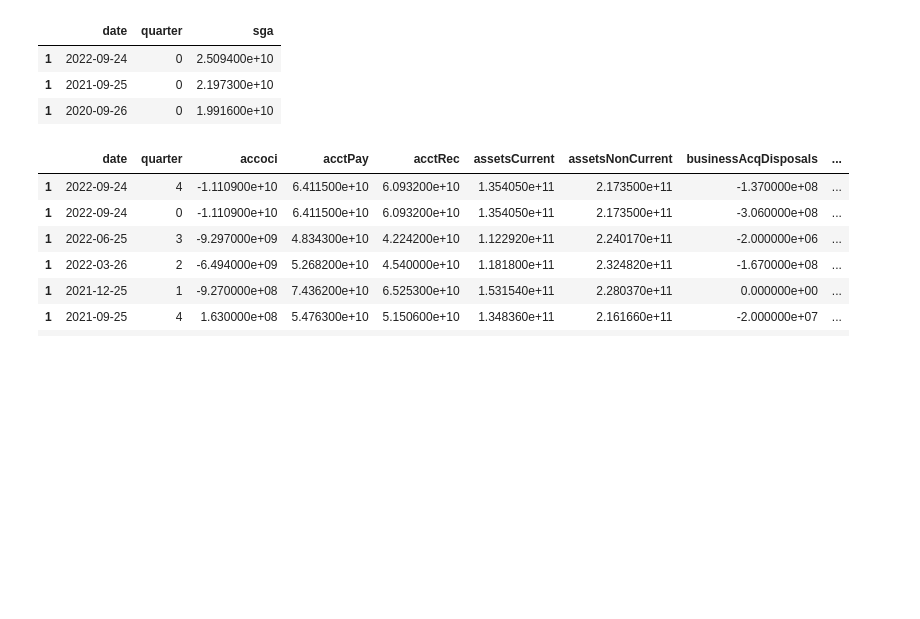
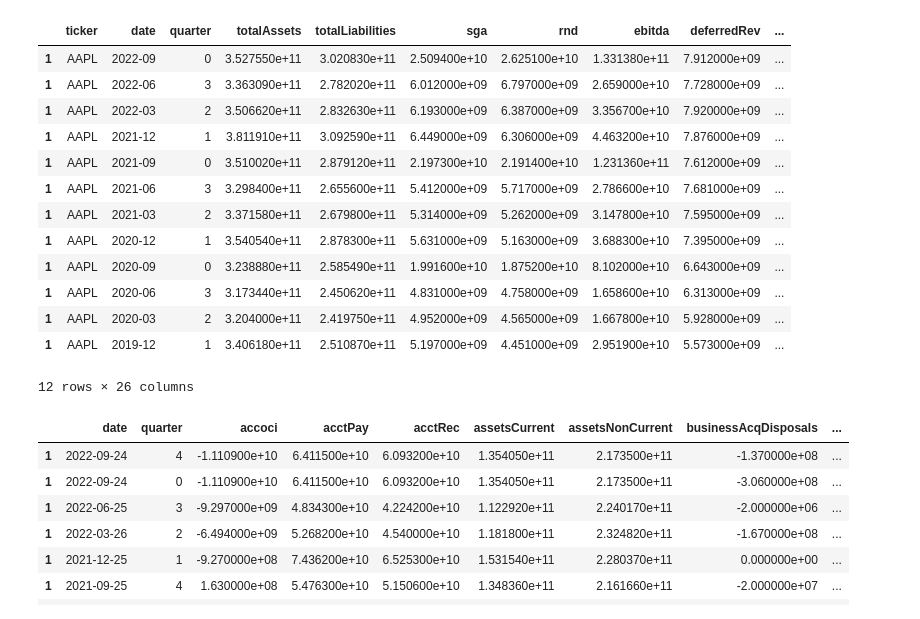
Before and after one commit to Aleengelstajn/Financial-APIs-Comparison-Python, a Jupyter notebook: API_downloads/Tiingo.ipynb, the cells around one changed output. Drawn from its saved outputs; the diff is of its cells as text; code cells hidden in the pictures; blank space fills up the shorter version.

```diff
--- a/API_downloads/Tiingo.ipynb
+++ b/API_downloads/Tiingo.ipynb
@@ -7,9 +6,13 @@ from fuzzywuzzy import process, fuzz
 from urllib.request import urlopen
 # %%
 def tiingo(ticker):
-
+        ''' Libraries '''
         import requests
-        ''' Download '''
+        import os
+        import pandas as pd
+        from urllib.request import urlopen
+        import requests
+        ''' Reqyuest '''
         headers = {
                 'Content-Type': 'application/json',
                 'Authorization' : 'Token 41215ee240ce2f36eb1cd500d85f8663801366e2'
@@ -58,15 +61,28 @@ def tiingo(ticker):
                 df.insert(2, 'quarter', df_tiingo.iloc[j].quarter)
                 df_main = pd.concat([df_main, df], axis=0)
                 df_main = df_main[df_main.quarter !=4]
+
+                df_main['date'] = pd.to_datetime(df_main.date)
+                df_main['date'] = df_main.date.dt.strftime('%Y-%m')
         return df_main[columnas_tiingo]
 # %%
 df = tiingo('AAPL')
-df[df.quarter==0][['date', 'quarter',  'sga']]
+df
 # %% [output]
-|  | date | quarter | sga |
-| 1 | 2022-09-24 | 0 | 2.509400e+10 |
-| 1 | 2021-09-25 | 0 | 2.197300e+10 |
-| 1 | 2020-09-26 | 0 | 1.991600e+10 |
+|  | ticker | date | quarter | totalAssets | totalLiabilities | sga | rnd | ebitda | deferredRev | ... |
+| 1 | AAPL | 2022-09 | 0 | 3.527550e+11 | 3.020830e+11 | 2.509400e+10 | 2.625100e+10 | 1.331380e+11 | 7.912000e+09 | ... |
+| 1 | AAPL | 2022-06 | 3 | 3.363090e+11 | 2.782020e+11 | 6.012000e+09 | 6.797000e+09 | 2.659000e+10 | 7.728000e+09 | ... |
+| 1 | AAPL | 2022-03 | 2 | 3.506620e+11 | 2.832630e+11 | 6.193000e+09 | 6.387000e+09 | 3.356700e+10 | 7.920000e+09 | ... |
+| 1 | AAPL | 2021-12 | 1 | 3.811910e+11 | 3.092590e+11 | 6.449000e+09 | 6.306000e+09 | 4.463200e+10 | 7.876000e+09 | ... |
+| 1 | AAPL | 2021-09 | 0 | 3.510020e+11 | 2.879120e+11 | 2.197300e+10 | 2.191400e+10 | 1.231360e+11 | 7.612000e+09 | ... |
+| 1 | AAPL | 2021-06 | 3 | 3.298400e+11 | 2.655600e+11 | 5.412000e+09 | 5.717000e+09 | 2.786600e+10 | 7.681000e+09 | ... |
+| 1 | AAPL | 2021-03 | 2 | 3.371580e+11 | 2.679800e+11 | 5.314000e+09 | 5.262000e+09 | 3.147800e+10 | 7.595000e+09 | ... |
+| 1 | AAPL | 2020-12 | 1 | 3.540540e+11 | 2.878300e+11 | 5.631000e+09 | 5.163000e+09 | 3.688300e+10 | 7.395000e+09 | ... |
+| 1 | AAPL | 2020-09 | 0 | 3.238880e+11 | 2.585490e+11 | 1.991600e+10 | 1.875200e+10 | 8.102000e+10 | 6.643000e+09 | ... |
+| 1 | AAPL | 2020-06 | 3 | 3.173440e+11 | 2.450620e+11 | 4.831000e+09 | 4.758000e+09 | 1.658600e+10 | 6.313000e+09 | ... |
+| 1 | AAPL | 2020-03 | 2 | 3.204000e+11 | 2.419750e+11 | 4.952000e+09 | 4.565000e+09 | 1.667800e+10 | 5.928000e+09 | ... |
+| 1 | AAPL | 2019-12 | 1 | 3.406180e+11 | 2.510870e+11 | 5.197000e+09 | 4.451000e+09 | 2.951900e+10 | 5.573000e+09 | ... |
+12 rows × 26 columns
 # %%
 df_main = pd.DataFrame()
 for j in range(len(df_tiingo)): # This iterator finds all rows
```
Also changed, not shown: parts of 1 cell of this notebook, 7 other files.
